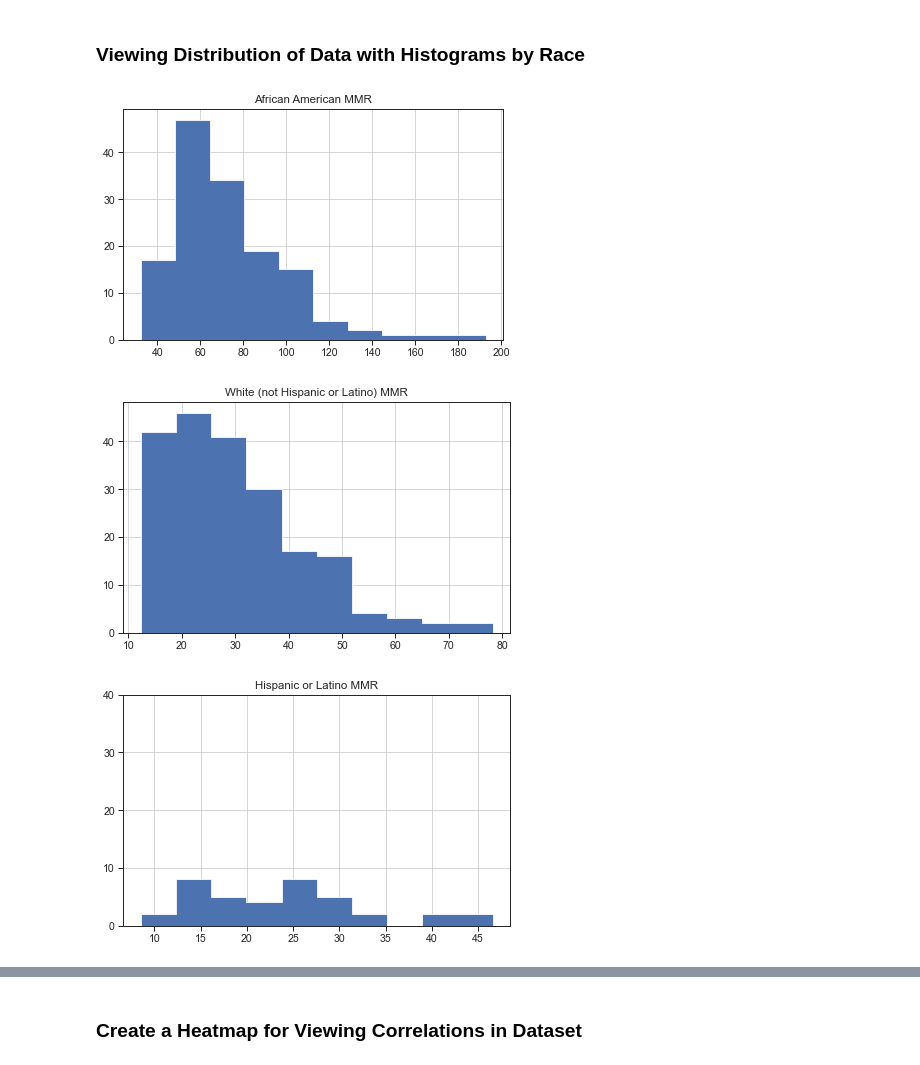
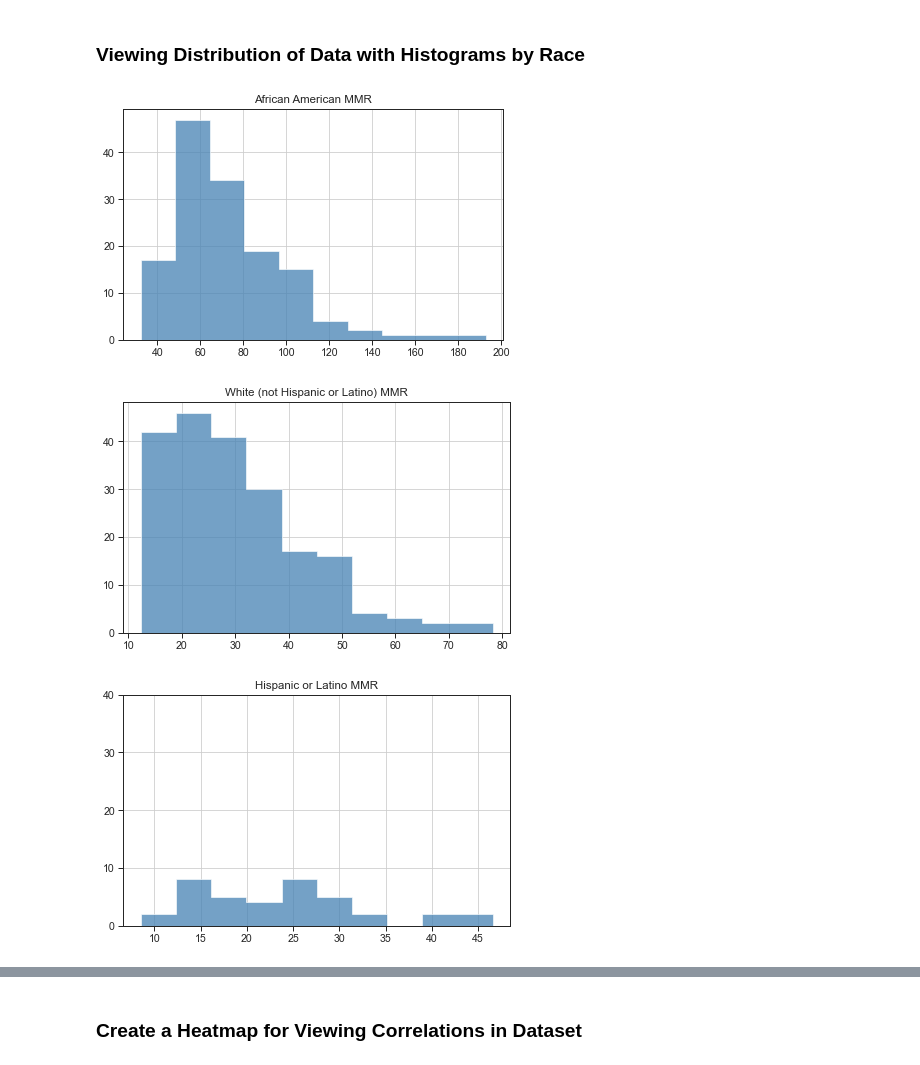
Before and after one commit to abpuccini/maternal-mortality-project, a Jupyter notebook: machine_learning/model_testing/LR_stratified_by_race_lee.ipynb, the cells around one changed output, grey strips where cells are left out. Cells and saved outputs as stored; diff of their text form; code cells hidden in the pictures.

Commit message:
adjusted color of histograms

```diff
--- a/machine_learning/model_testing/LR_stratified_by_race_lee.ipynb
+++ b/machine_learning/model_testing/LR_stratified_by_race_lee.ipynb
@@ -34,7 +34,7 @@ wh_hisp_mmr = df.loc[(df["race"] == "White") & (df["hispanic_origin"] == "Hispan
 # asian, not hispanic or latino
 asian_mmr = df.loc[(df["race"] == "Asian or Pacific Islander") & (df["hispanic_origin"] == "Not Hispanic or Latino")]
 # %%
-af_amer_hist = af_amer_mmr[["mmr_by_race"]].hist(histtype="stepfilled")
+af_amer_hist = af_amer_mmr[["mmr_by_race"]].hist(histtype="stepfilled", color="#4682B4", alpha=.75)
 af_amer_hist
 
 plt.title("African American MMR")
@@ -42,24 +42,24 @@ plt.yticks([0, 10, 20, 30, 40])
 plt.tight_layout()
 plt.show()
 # %% [output]
-[figure, old version]
+[figure, new version]
 # %%
-wh_mmr_hist = wh_mmr[["mmr_by_race"]].hist(histtype="stepfilled")
+wh_mmr_hist = wh_mmr[["mmr_by_race"]].hist(histtype="stepfilled", color="#4682B4", alpha=0.75)
 wh_mmr_hist
 
 plt.title("White (not Hispanic or Latino) MMR")
 plt.yticks([0, 10, 20, 30, 40])
 plt.tight_layout()
 plt.show()
 # %% [output]
-[figure, old version]
+[figure, new version]
 # %%
-hisp_mmr_hist = wh_hisp_mmr[["mmr_by_race"]].hist(histtype="stepfilled")
+hisp_mmr_hist = wh_hisp_mmr[["mmr_by_race"]].hist(histtype="stepfilled", color="#4682B4", alpha=0.75)
 
 plt.title("Hispanic or Latino MMR")
 plt.yticks([0, 10, 20, 30, 40])
 plt.tight_layout()
 plt.show()
 # %% [output]
-[figure, old version]
+[figure, new version]
 # %%
```
Also changed, not shown: parts of 1 cell of this notebook.
